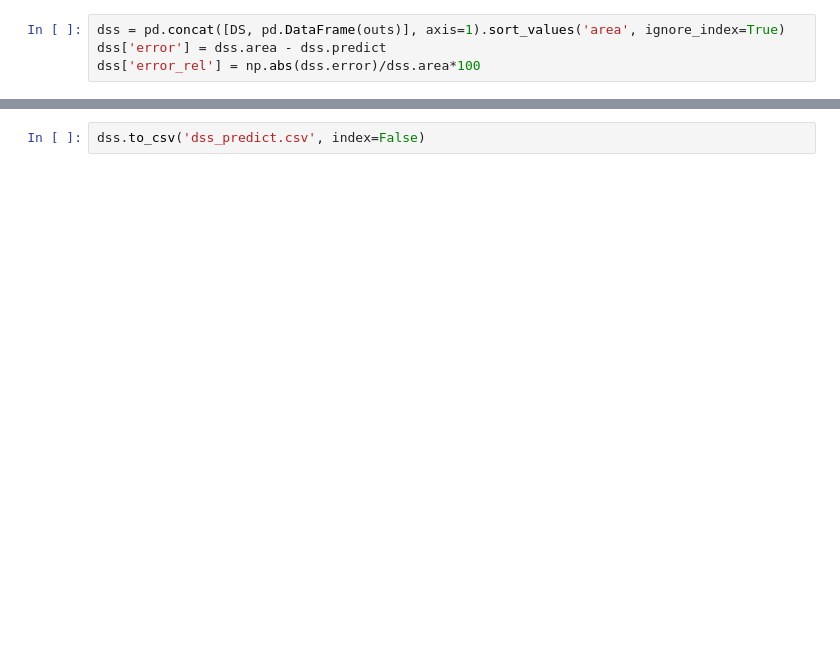
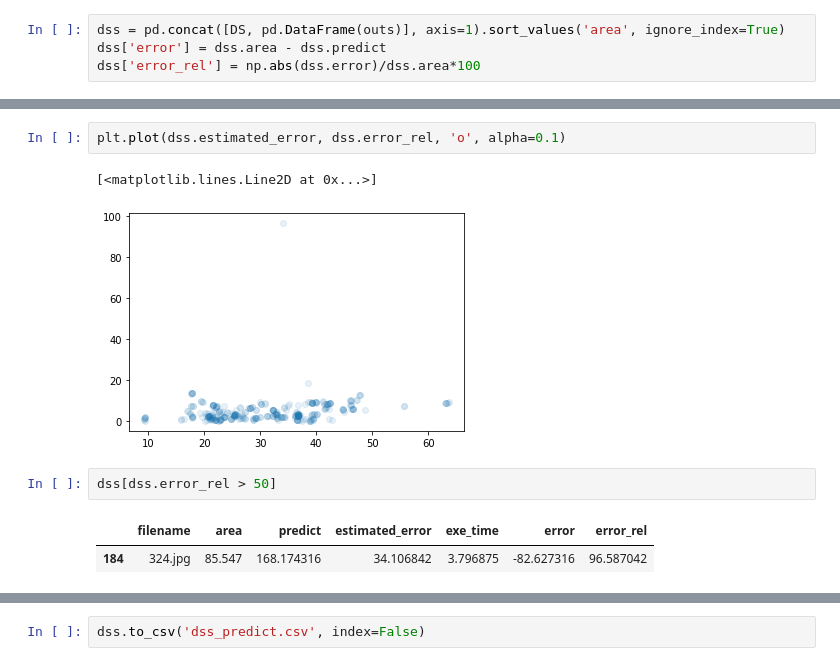
Before and after one commit to JairoSSantos/PAC-project, a Jupyter notebook: cnn/tests.ipynb, the cells around one changed output, grey strips where cells are left out. Drawn from its saved outputs; the diff is of its cells as text; blank space fills up the shorter version.

```diff
--- a/cnn/tests.ipynb
+++ b/cnn/tests.ipynb
@@ -62,4 +62,14 @@ max       14.237971
 Name: error_rel, dtype: float64
+# %%
+plt.plot(dss.estimated_error, dss.error_rel, 'o', alpha=0.1)
+# %% [output]
+[<matplotlib.lines.Line2D at 0x...>]
+[figure, added]
+# %%
+dss[dss.error_rel > 50]
+# %% [output]
+|  | filename | area | predict | estimated_error | exe_time | error | error_rel |
+| 184 | 324.jpg | 85.547 | 168.174316 | 34.106842 | 3.796875 | -82.627316 | 96.587042 |
 # %%
 dss.exe_time.describe()
 # %% [output]
```
Also changed, not shown: parts of 7 cells of this notebook, 2 other files.
